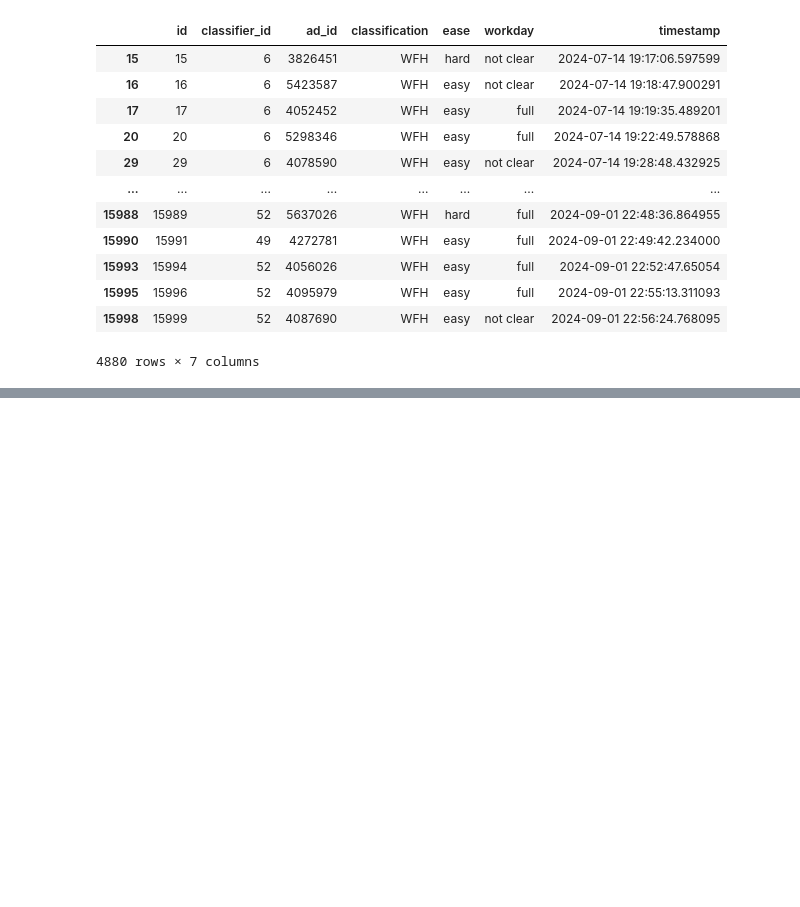
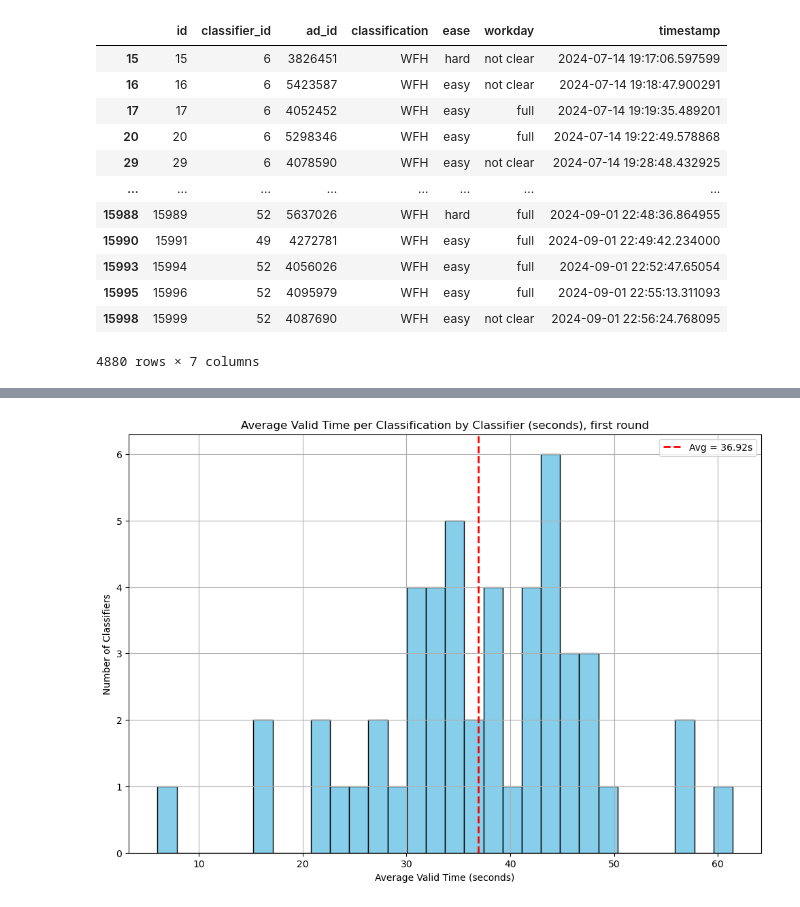
Before and after one commit to oejaramillo/WFH-Project, a Jupyter notebook: classification_proccess.ipynb, the cells around one changed output, grey strips where cells are left out. Cells and saved outputs as stored; diff of their text form; code cells hidden in the pictures; blank space fills up the shorter version.

```diff
--- a/classification_proccess.ipynb
+++ b/classification_proccess.ipynb
@@ -195,0 +300,44 @@ first_round[first_round['classification'] == 'WFH']
+# %%
+# Function to clean HTML tags
+def remove_html_tags(text):
+    if pd.isnull(text):
+        return ""
+    clean = re.compile('<.*?>')
+    return re.sub(clean, '', text)
+
+# Clean and count words
+avisos['aviso'] = avisos['aviso'].apply(remove_html_tags)
+avisos['word_count'] = avisos['aviso'].apply(lambda x: len(x.split()))
+# %%
+# Parameters in minutes
+avg_lecture_word_min = 250
+idle_time = 1
+
+# Expected time based on reading speed + 3 minutes thinking time
+avisos['expected_time_sec'] = (avisos['word_count'] / (avg_lecture_word_min / 60)) + (idle_time * 60)
+# %%
+# Keep time_diff only if it's within the expected range
+avisos['valid_time_diff'] = avisos.apply(
+    lambda row: row['time_diff'] if row['time_diff'] is not None and row['time_diff'] <= row['expected_time_sec'] else None,
+    axis=1
+)
+# %%
+# Convert valid_time_diff to numeric just in case
+avisos['valid_time_diff'] = pd.to_numeric(avisos['valid_time_diff'], errors='coerce')
+
+# Compute average valid time per classifier
+avg_valid_time_per_classifier = avisos.groupby('classifier_id')['valid_time_diff'].mean().dropna()
+# %%
+overall_avg = avg_valid_time_per_classifier.mean()
+# Plot the histogram with average line
+plt.figure(figsize=(12, 8))
+plt.hist(avg_valid_time_per_classifier, bins=30, color='skyblue', edgecolor='black')
+plt.axvline(overall_avg, color='red', linestyle='dashed', linewidth=2, label=f'Avg = {overall_avg:.2f}s')
+plt.title('Average Valid Time per Classification by Classifier (seconds), first round')
+plt.xlabel('Average Valid Time (seconds)')
+plt.ylabel('Number of Classifiers')
+plt.legend()
+plt.grid(True)
+plt.show()
+# %% [output]
+[figure, added]
```
Also changed, not shown: parts of 38 cells of this notebook, 1 other file.
